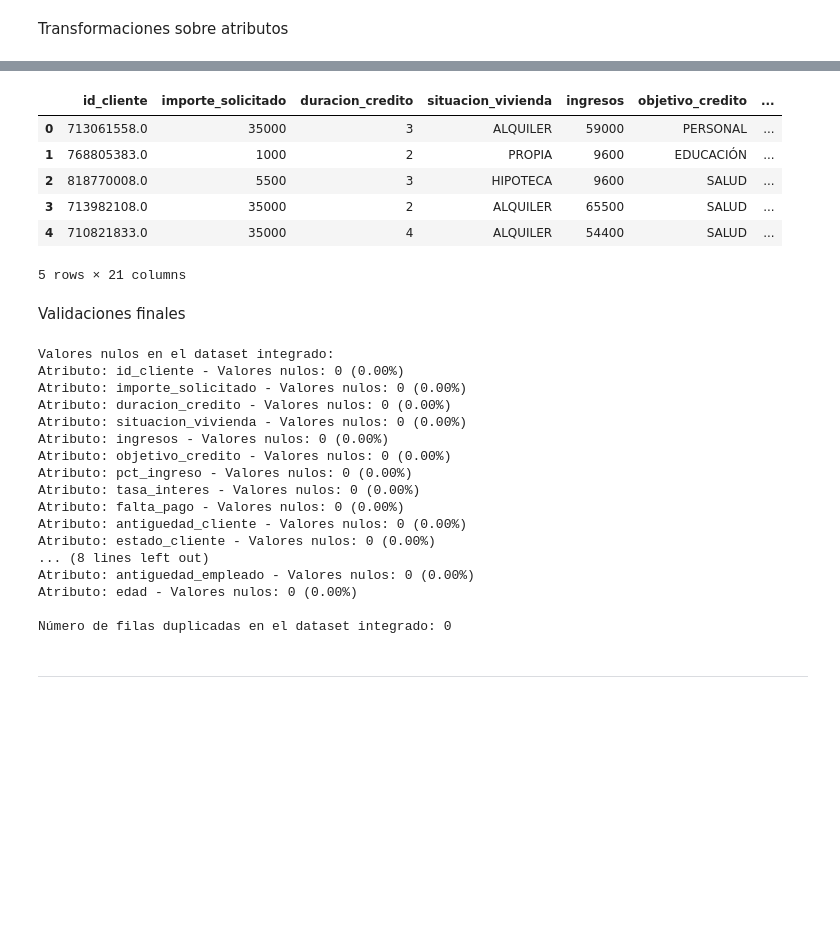
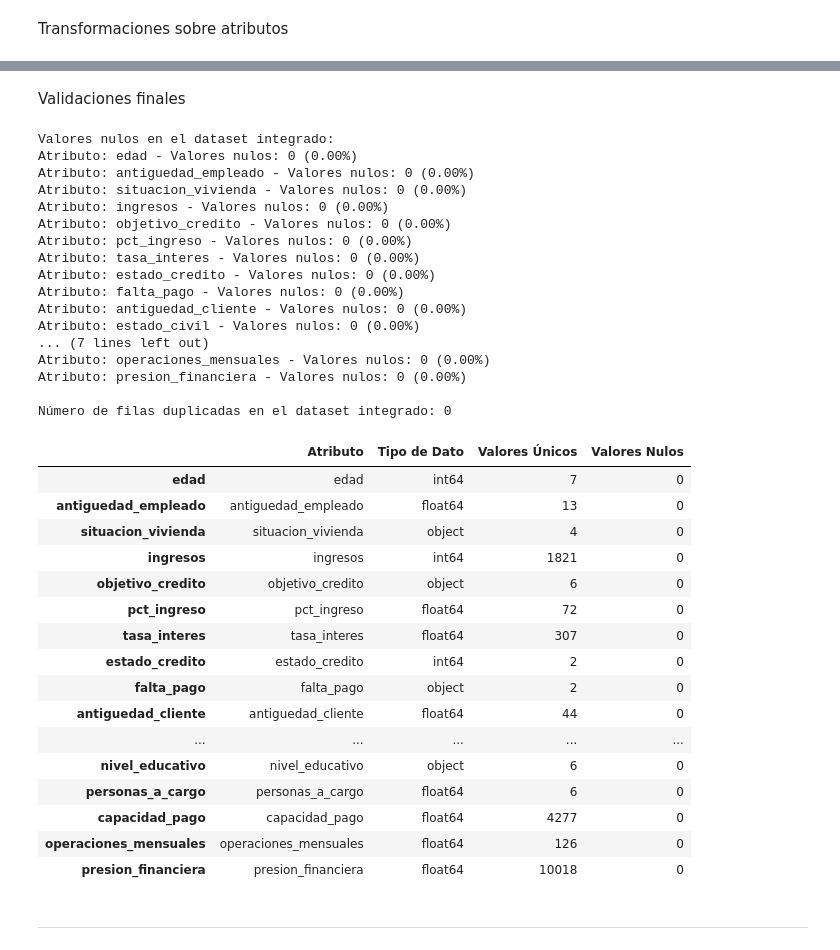
Before and after one commit to tinxo/13MBID-OCT2526, a Jupyter notebook: notebooks/CD02_Procesamiento.ipynb, the cells around one changed output, grey strips where cells are left out. Saved outputs shown, nothing was run; the diff lists cells and outputs as text; code cells hidden in the pictures; blank space fills up the shorter version.

```diff
--- a/notebooks/CD02_Procesamiento.ipynb
+++ b/notebooks/CD02_Procesamiento.ipynb
@@ -127,2 +124,19 @@ df_integrado["operaciones_mensuales"] = df_integrado["operaciones_ult_12m"] / 12
+# %%
+# Capacidad de pago del cliente
+df_integrado["capacidad_pago"] = df_integrado["importe_solicitado"] / df_integrado["ingresos"]
+# El número de operaciones mensuales del cliente
+df_integrado["operaciones_mensuales"] = df_integrado["operaciones_ult_12m"] / 12
+# Presión financiera del cliente (mensual)
+df_integrado["presion_financiera"] = (
+    (df_integrado["gastos_ult_12m"]/12 + df_integrado["importe_solicitado"]/(df_integrado["duracion_credito"]*12))
+    / (df_integrado["ingresos"]/12)
+)
+
+####################################################################
+# TODO: otros atributos que podrían agregarse:
+# - gasto promedio por operación realizada
+# - cantidad de operaciones mensuales con tarjeta
+# - estabilidad laboral (antiguedad_empleado / edad)
+####################################################################
 # %% [markdown]
 Transformaciones sobre atributos
@@ -179,16 +143,12 @@ Name: count, dtype: int64
-# %%
-# Se eliminan las columnas originales y se integran las nuevas columnas procesadas
-df_integrado.drop(['estado_civil', 'estado_credito', 'antiguedad_empleado', 'edad'], inplace=True, axis=1)
-df_integrado = pd.concat([df_integrado, estado_civil_N, estado_credito_N, antiguedad_empleados_N, edad_N], axis=1)
-display(df_integrado.head(5))
-# %% [output]
-|  | id_cliente | importe_solicitado | duracion_credito | situacion_vivienda | ingresos | objetivo_credito | ... |
-| 0 | 713061558.0 | 35000 | 3 | ALQUILER | 59000 | PERSONAL | ... |
-| 1 | 768805383.0 | 1000 | 2 | PROPIA | 9600 | EDUCACIÓN | ... |
-| 2 | 818770008.0 | 5500 | 3 | HIPOTECA | 9600 | SALUD | ... |
-| 3 | 713982108.0 | 35000 | 2 | ALQUILER | 65500 | SALUD | ... |
-| 4 | 710821833.0 | 35000 | 4 | ALQUILER | 54400 | SALUD | ... |
-5 rows × 21 columns
+# %%
+columnas_a_eliminar = [
+    "id_cliente",
+    "operaciones_ult_12m",
+    "importe_solicitado",
+    "duracion_credito",
+]
+
+df_integrado.drop(columnas_a_eliminar, inplace=True, axis=1)
 # %% [markdown]
 Validaciones finales
 # %%
@@ -202,22 +162,49 @@ num_duplicados = df_integrado.duplicated().sum()
 print(f"\nNúmero de filas duplicadas en el dataset integrado: {num_duplicados}")
 # %% [output]
 Valores nulos en el dataset integrado:
-Atributo: id_cliente - Valores nulos: 0 (0.00%)
-Atributo: importe_solicitado - Valores nulos: 0 (0.00%)
-Atributo: duracion_credito - Valores nulos: 0 (0.00%)
+Atributo: edad - Valores nulos: 0 (0.00%)
+Atributo: antiguedad_empleado - Valores nulos: 0 (0.00%)
 Atributo: situacion_vivienda - Valores nulos: 0 (0.00%)
 Atributo: ingresos - Valores nulos: 0 (0.00%)
 Atributo: objetivo_credito - Valores nulos: 0 (0.00%)
 Atributo: pct_ingreso - Valores nulos: 0 (0.00%)
 Atributo: tasa_interes - Valores nulos: 0 (0.00%)
+Atributo: estado_credito - Valores nulos: 0 (0.00%)
 Atributo: falta_pago - Valores nulos: 0 (0.00%)
 Atributo: antiguedad_cliente - Valores nulos: 0 (0.00%)
-Atributo: estado_cliente - Valores nulos: 0 (0.00%)
-... (8 lines left out)
-Atributo: antiguedad_empleado - Valores nulos: 0 (0.00%)
-Atributo: edad - Valores nulos: 0 (0.00%)
+Atributo: estado_civil - Valores nulos: 0 (0.00%)
+... (7 lines left out)
+Atributo: operaciones_mensuales - Valores nulos: 0 (0.00%)
+Atributo: presion_financiera - Valores nulos: 0 (0.00%)
 
 Número de filas duplicadas en el dataset integrado: 0
+# %%
+resumen = pd.DataFrame({
+    "Atributo": df_integrado.columns,
+    "Tipo de Dato": df_integrado.dtypes,
+    "Valores Únicos": df_integrado.nunique(),
+    "Valores Nulos": df_integrado.isna().sum(),
+})
+
+resumen
+# %% [output]
+|  | Atributo | Tipo de Dato | Valores Únicos | Valores Nulos |
+| edad | edad | int64 | 7 | 0 |
+| antiguedad_empleado | antiguedad_empleado | float64 | 13 | 0 |
+| situacion_vivienda | situacion_vivienda | object | 4 | 0 |
+| ingresos | ingresos | int64 | 1821 | 0 |
+| objetivo_credito | objetivo_credito | object | 6 | 0 |
+| pct_ingreso | pct_ingreso | float64 | 72 | 0 |
+| tasa_interes | tasa_interes | float64 | 307 | 0 |
+| estado_credito | estado_credito | int64 | 2 | 0 |
+| falta_pago | falta_pago | object | 2 | 0 |
+| antiguedad_cliente | antiguedad_cliente | float64 | 44 | 0 |
+| ... | ... | ... | ... | ... |
+| nivel_educativo | nivel_educativo | object | 6 | 0 |
+| personas_a_cargo | personas_a_cargo | float64 | 6 | 0 |
+| capacidad_pago | capacidad_pago | float64 | 4277 | 0 |
+| operaciones_mensuales | operaciones_mensuales | float64 | 126 | 0 |
+| presion_financiera | presion_financiera | float64 | 10018 | 0 |
 # %% [markdown]
 ----
 # %% [markdown]
```
Also changed, not shown: parts of 5 cells of this notebook, 4 other files.
